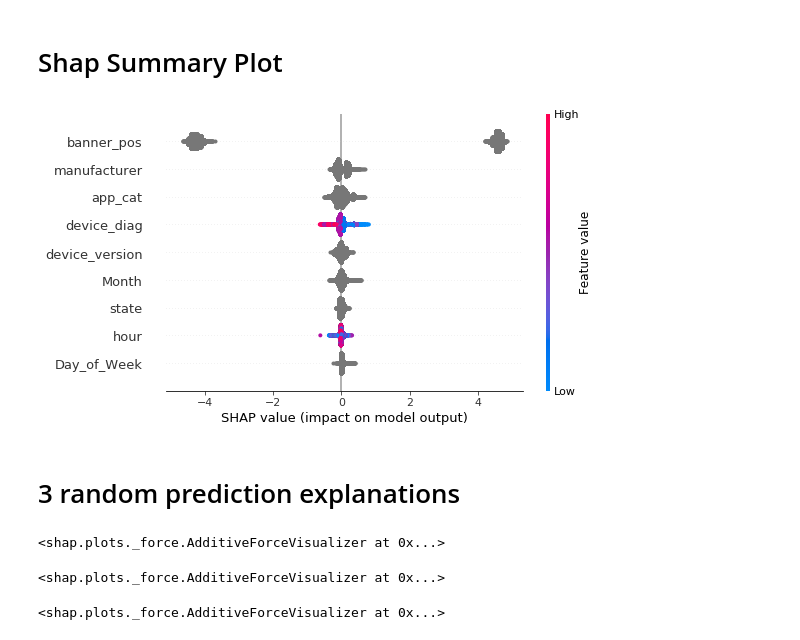
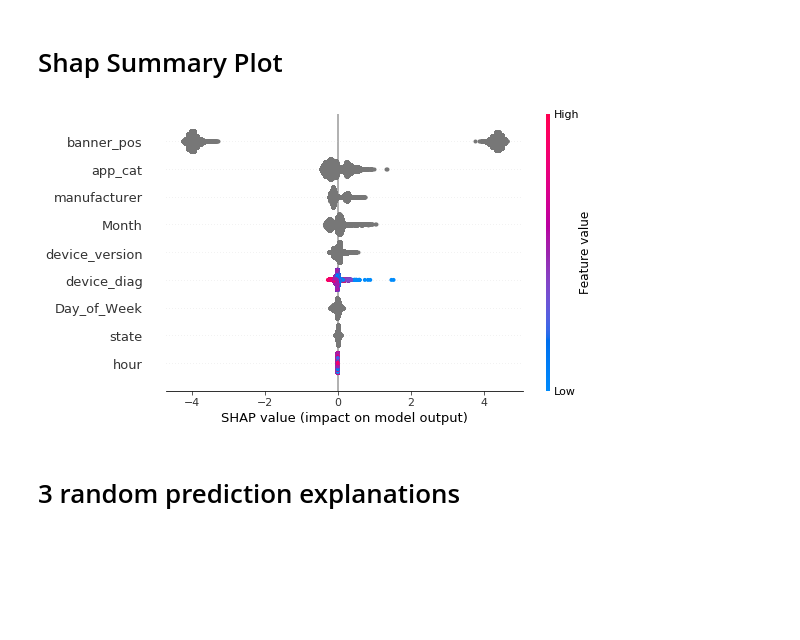
Before and after one commit to ayeletdabush/datascience, a Jupyter notebook: click_pred_modeling.ipynb, the cells around one changed output. Saved outputs shown, nothing was run; the diff lists cells and outputs as text; code cells hidden in the pictures; blank space fills up the shorter version.

```diff
--- a/click_pred_modeling.ipynb
+++ b/click_pred_modeling.ipynb
@@ -302,0 +414,31 @@ threshold=0.46, num clicks: predicted=631, actual=631
+# %%
+def find_best_params_knn(grid,X_train, y_train, X_val, y_val):
+    best_accuracy = 0
+    worst_accuracy = 1
+    for g in ParameterGrid(grid):
+        print(g)
+        model = make_knn_pipe_line(params = g)
+        model.fit(X_train, y_train)
+        y_hat = model.predict_proba(X_val)[:,1]
+        curr_accuracy, best_threshold = find_threshold_by_accuracy(y_val, y_hat, plot=False)
+
+        # save if best
+        if curr_accuracy > best_accuracy:
+            best_accuracy = curr_accuracy
+            best_grid = g
+
+        if curr_accuracy < worst_accuracy:
+            worst_accuracy = curr_accuracy
+            worst_grid = g
+    print ("Final Result")
+    print ("best accuracy", best_accuracy, ", Grid:", best_grid)
+    print ("worst accuracy", worst_accuracy, ", Grid:", best_grid)
+    return best_grid
+# %%
+%%time
+
+knn_params_grid ={'n_neighbors': [100, 500, 1000],
+                 'weights': ['uniform' , 'distance'],
+                  'leaf_size' : [30,100]
+                }
+best_knn_params = find_best_params_knn(knn_params_grid, X_train, y_train, X_val, y_val)
@@ -302,0 +462,3 @@ threshold=0.46, num clicks: predicted=631, actual=631
+# %%
+knn_pipeline = make_knn_pipe_line(params = best_knn_params)
+knn_pipeline.fit(X_train, y_train)
@@ -303,7 +493,7 @@ threshold=0.46, num clicks: predicted=631, actual=631
 # %% [markdown]
 # Shap Values
 # %%
-model = catboost_pipe_bl
+model = catboost_pipe
 
 
 # explain the model's predictions using SHAP
@@ -320,9 +510,9 @@ It is based on theory developed by Loid Shapley in the 1950's
 # Shap Summary Plot
 # %%
 
-shap.summary_plot(shap_values[0])
+shap.summary_plot(shap_values)
 # %% [output]
-[figure, old version]
+[figure, new version]
 # %%
 
 def explain_simple(idx, X_train):
@@ -332,14 +522,2 @@ def explain_simple(idx, X_train):
 # %% [markdown]
 # 3 random prediction explanations
-# %%
-explain_simple(18744, X_train)
-# %% [output]
-<shap.plots._force.AdditiveForceVisualizer at 0x...>
-# %%
-explain_simple(71729, X_train)
-# %% [output]
-<shap.plots._force.AdditiveForceVisualizer at 0x...>
-# %%
-explain_simple(52144, X_train)
-# %% [output]
-<shap.plots._force.AdditiveForceVisualizer at 0x...>
```
Also changed, not shown: parts of 43 cells of this notebook.
